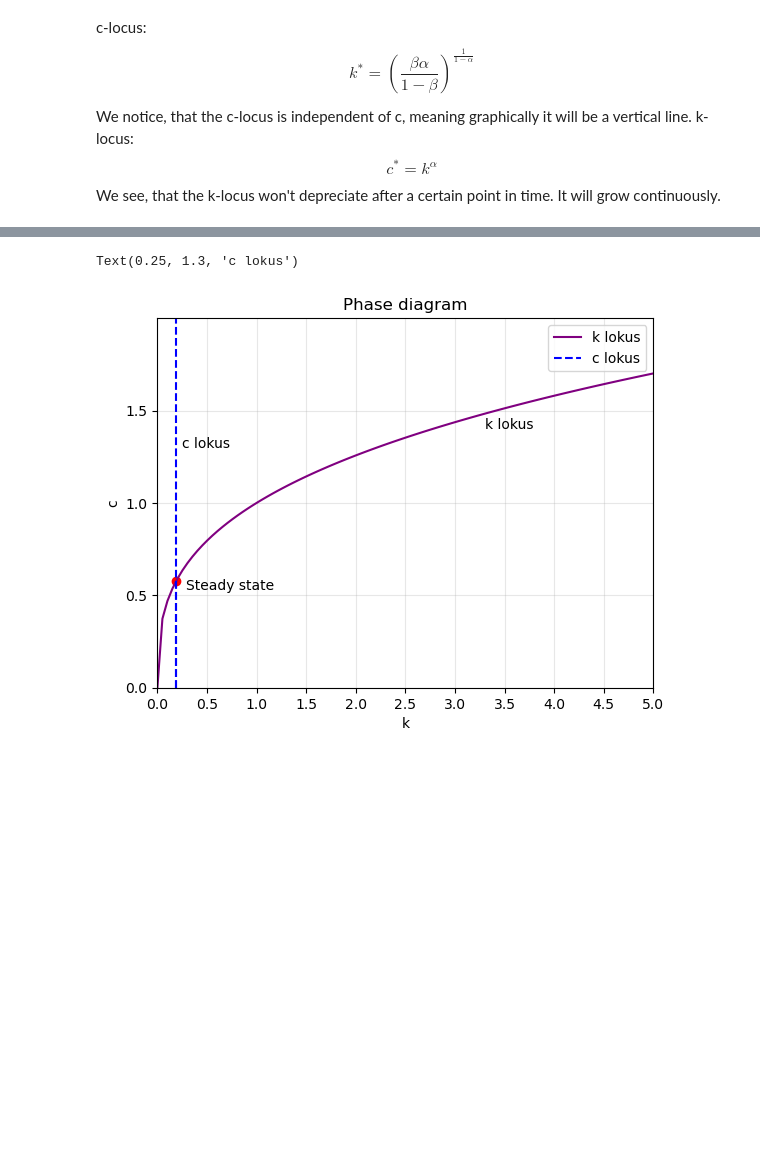
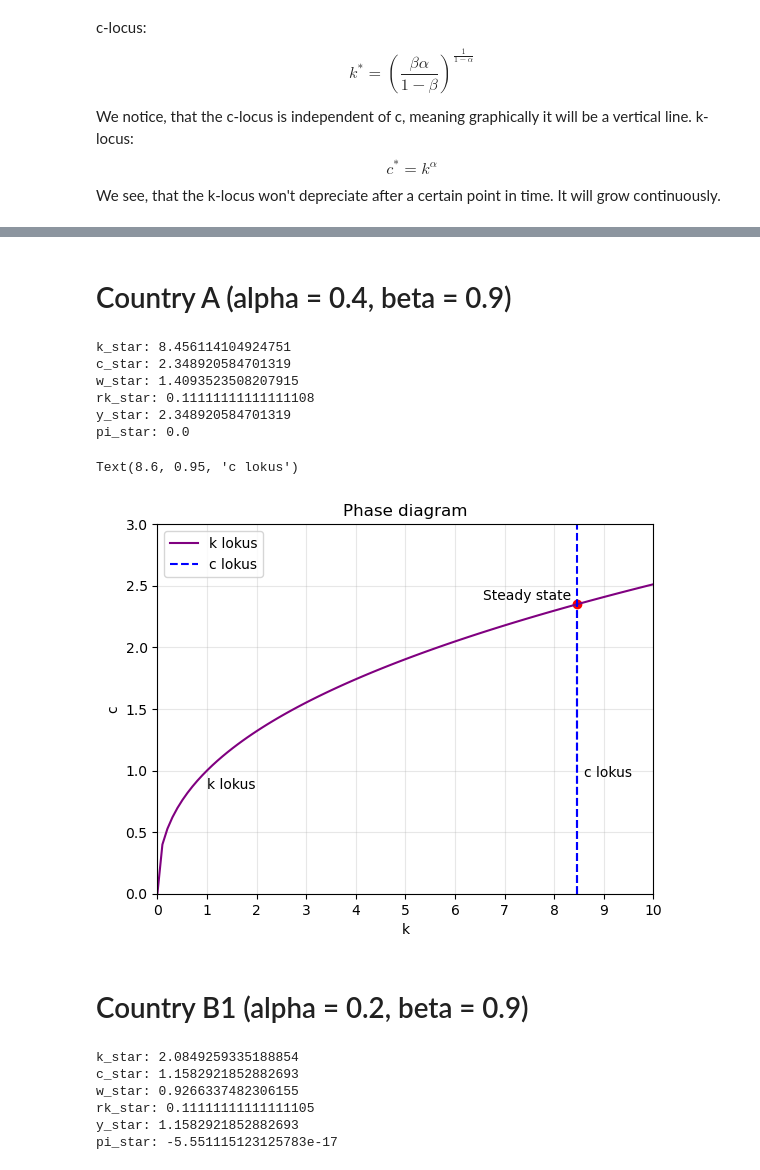
Before and after one commit to NumEconCopenhagen/projects-2023-leif, a Jupyter notebook: modelproject/fredeattemt.ipynb, the cells around one changed output, grey strips where cells are left out. Cells and saved outputs as stored; diff of their text form; code cells hidden in the pictures; blank space fills up the shorter version.

```diff
--- a/modelproject/fredeattemt.ipynb
+++ b/modelproject/fredeattemt.ipynb
@@ -193,28 +77,74 @@ This is the steady state capital:  (0.191145504918385, 0.5792288027829848)
+# %% [markdown]
+# Country A (alpha = 0.4, beta = 0.9)
+# %%
+ramsey_model = rn.Ramseymodelclass()
+
+ramsey_model.par.alpha = 0.40
+ramsey_model.par.beta = 0.90
+
+k_star, c_star, w_star, rk_star, y_star, pi_star = ramsey_model.ss_values()
+
+print("k_star:", k_star)
+print("c_star:", c_star)
+print("w_star:", w_star)
+print("rk_star:", rk_star)
+print("y_star:", y_star)
+print("pi_star:", pi_star)
+# %% [output]
+k_star: 8.456114104924751
+c_star: 2.348920584701319
+w_star: 1.4093523508207915
+rk_star: 0.11111111111111108
+y_star: 2.348920584701319
+pi_star: 0.0
 # %%
 # Plot
-k = np.linspace(0, 5, 100)
+k = np.linspace(0, 10, 100)
 c = fr.c_lokus(fr.params["model1"]["alpha"], fr.params["model1"]["beta"])
 fig, ax = plt.subplots()
 ax.plot(k, fr.k_lokus(k, fr.params["model1"]["alpha"]), color="purple", label="k lokus")
 ax.plot([c, c], [fr.k_lokus(0, fr.params["model1"]["alpha"]), fr.k_lokus(c, fr.params["model1"]["alpha"])], "--", color="blue", label="c lokus")
 ax.axvline(x=fr.ss[0], color="blue", linestyle="--", alpha=1)
 ax.scatter(fr.ss[0], fr.ss[1], marker="o", color="red")
 ax.set_xlabel("k")
 ax.set_ylabel("c")
 ax.set_title("Phase diagram")
 ax.legend()
 
 # Set axis limits and tick positions
-ax.set_xlim([0, 5])
-ax.set_xticks(np.arange(0, 5.5, 0.5))
-ax.set_ylim([0, 2.0])
-ax.set_yticks(np.arange(0, 2.0, 0.5))
+ax.set_xlim([0, 10])  # Set x-axis limits from 0 to 0.5
+ax.set_xticks(np.arange(0, 11, 1))  # Adjust x-axis tick positions
+ax.set_ylim([0, 3])
+ax.set_yticks(np.arange(0, 3.5, 0.5))
 ax.grid(alpha=0.3)
 
 # Add text labels
-ax.text(fr.ss[0]+0.1, fr.ss[1]-0.05, "Steady state")
-ax.text(3.3, 1.4, "k lokus")
-ax.text(0.25, 1.3, "c lokus")
+ax.text(fr.ss[0]-1.9, fr.ss[1]+0.04, "Steady state")
+ax.text(1.0, 0.85, "k lokus")
+ax.text(8.6, 0.95, "c lokus")
 # %% [output]
-Text(0.25, 1.3, 'c lokus')
+Text(8.6, 0.95, 'c lokus')
-[figure, old version]
+[figure, new version]
+# %% [markdown]
+# Country B1 (alpha = 0.2, beta = 0.9)
+# %%
+ramsey_model = rn.Ramseymodelclass()
+
+ramsey_model.par.alpha = 0.20
+ramsey_model.par.beta = 0.90
+
+k_star, c_star, w_star, rk_star, y_star, pi_star = ramsey_model.ss_values()
+
+print("k_star:", k_star)
+print("c_star:", c_star)
+print("w_star:", w_star)
+print("rk_star:", rk_star)
+print("y_star:", y_star)
+print("pi_star:", pi_star)
+# %% [output]
+k_star: 2.0849259335188854
+c_star: 1.1582921852882693
+w_star: 0.9266337482306155
+rk_star: 0.11111111111111105
+y_star: 1.1582921852882693
+pi_star: -5.551115123125783e-17
```
Also changed, not shown: parts of 19 cells of this notebook, 3 other files.
